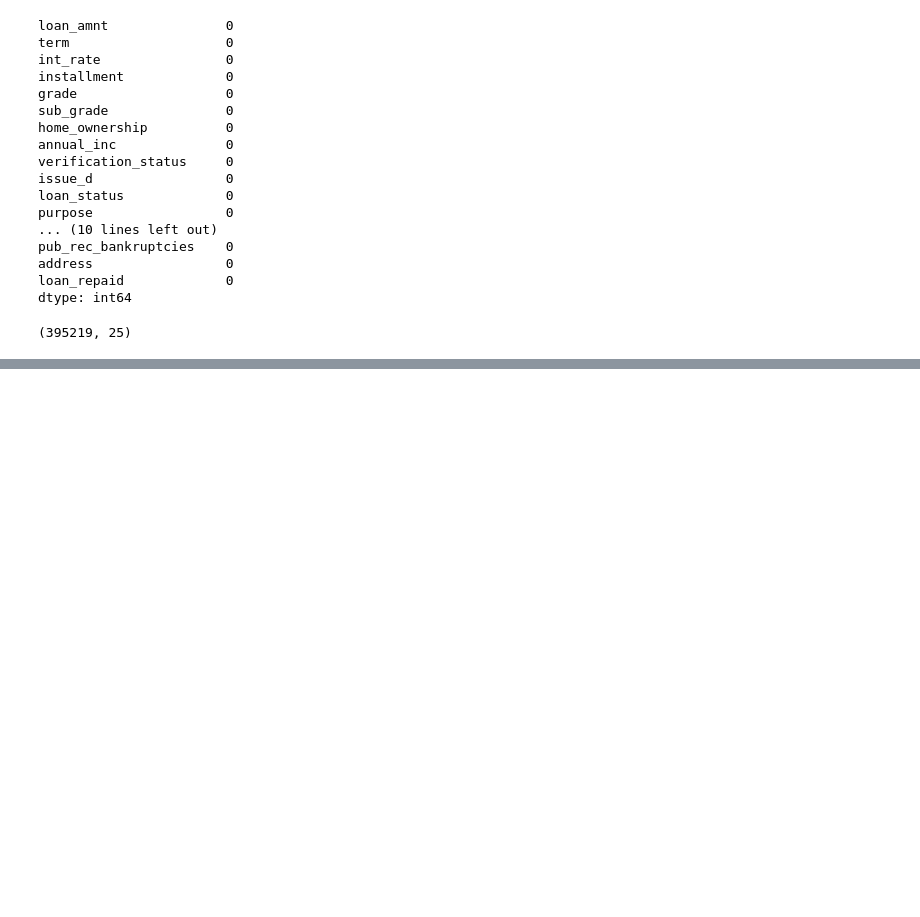
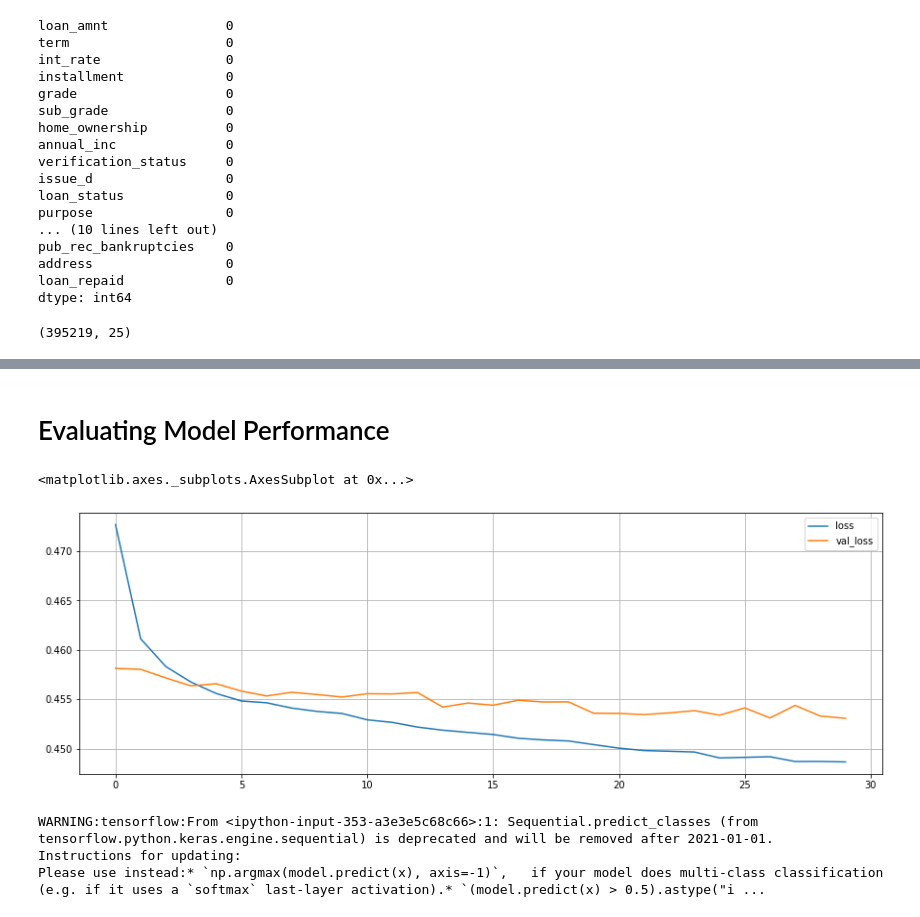
Before and after one commit to vishalrec1/Python, a Jupyter notebook: LendingClub_DataSet_Analysis_and_ANN_model_using_Keras.ipynb, the cells around one changed output, grey strips where cells are left out. Cells and saved outputs as stored; diff of their text form; code cells hidden in the pictures; blank space fills up the shorter version.

```diff
--- a/LendingClub_DataSet_Analysis_and_ANN_model_using_Keras.ipynb
+++ b/LendingClub_DataSet_Analysis_and_ANN_model_using_Keras.ipynb
@@ -1036,0 +1709,16 @@ df.shape
+# %%
+#The above model has increasing validation loss and hence it is not a good model. Let's try building another model
+
+model = Sequential()
+model.add(Dense(units=78,activation='relu'))
+model.add(Dropout(rate=0.2))
+
+model.add(Dense(units=39,activation='relu'))
+model.add(Dropout(rate=0.2))
+
+model.add(Dense(units=19,activation='relu'))
+model.add(Dropout(rate=0.2))
+
+model.add(Dense(units=1,activation='sigmoid'))
+
+model.compile(optimizer='adam',loss='binary_crossentropy')
@@ -1036,0 +1729,2 @@ df.shape
+# %%
+model.fit(x=X_train,y=y_train,epochs=30,validation_data=(X_test,y_test),batch_size=256)
@@ -1036,0 +1755,9 @@ df.shape
+# %% [markdown]
+# Evaluating Model Performance
+# %%
+losses_df = pd.DataFrame(model.history.history)
+# %%
+losses_df.plot(figsize = (15,5),grid=True)
+# %% [output]
+<matplotlib.axes._subplots.AxesSubplot at 0x...>
+[figure, added]
@@ -1036,0 +1767,6 @@ df.shape
+# %%
+pred = model.predict_classes(X_test)
+# %% [output]
+WARNING:tensorflow:From <ipython-input-353-a3e3e5c68c66>:1: Sequential.predict_classes (from tensorflow.python.keras.engine.sequential) is deprecated and will be removed after 2021-01-01.
+Instructions for updating:
+Please use instead:* `np.argmax(model.predict(x), axis=-1)`,   if your model does multi-class classification   (e.g. if it uses a `softmax` last-layer activation).* `(model.predict(x) > 0.5).astype("i ...
```
Also changed, not shown: parts of 120 cells of this notebook.
